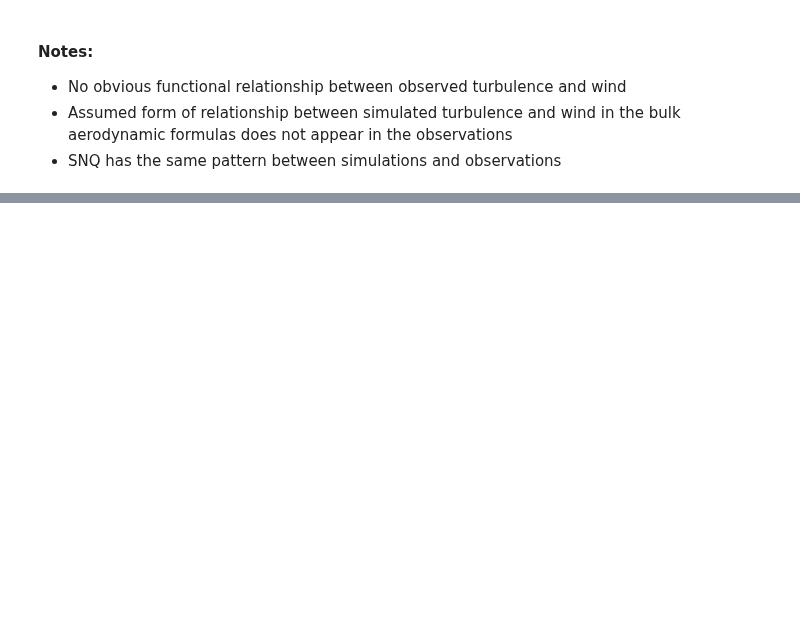
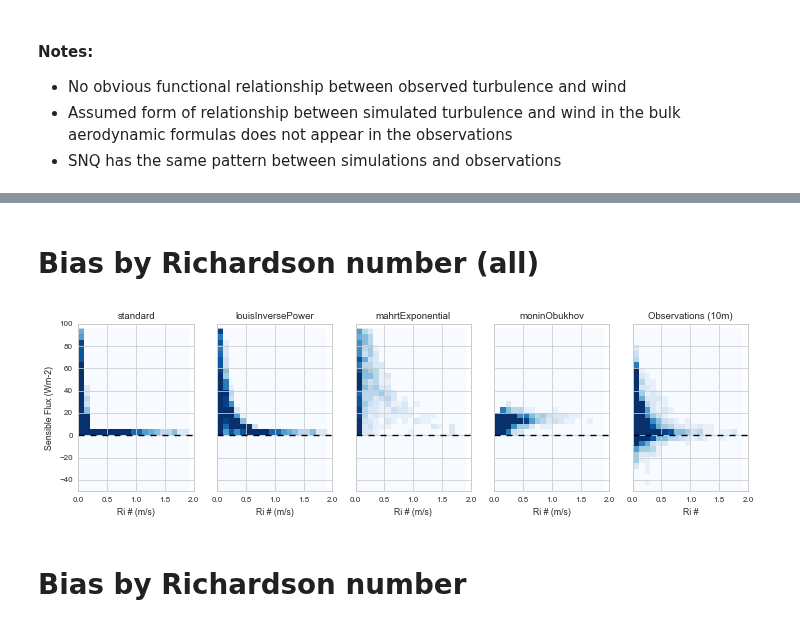
Before and after one commit to klapo/TurbulenceFeedbacks, a Jupyter notebook: TF.OfflineTurb.SCP_SNQ.Shear_TempGrad.ipynb, the cells around one changed output, grey strips where cells are left out. Saved outputs shown, nothing was run; the diff lists cells and outputs as text; code cells hidden in the pictures; blank space fills up the shorter version.

Commit message:
Formatting changes to the figures for the stability in land models manuscript

```diff
--- a/TF.OfflineTurb.SCP_SNQ.Shear_TempGrad.ipynb
+++ b/TF.OfflineTurb.SCP_SNQ.Shear_TempGrad.ipynb
@@ -33,7 +33,9 @@ import turbpy.multiConst as mc
 # Customize
 %matplotlib inline
 sns.set_style("whitegrid")
-sns.set_context('poster')
+sns.set_context('paper')
+import string
+alphabet = list(string.ascii_lowercase)
 
 # -------------------------------------------------------------------------------------------------------
 # Directories
@@ -55,10 +57,13 @@ os.chdir(dirDataSNQ)
 SNQ = xr.open_dataset('SnoqualmieObs.SupportData.wy2013_wy2015.nc')
 
 # Indices of simulated turbulence times (observations exist, wind > 2m/s, snow is present)
-SNQind = np.nonzero((SNQ.SP == 1).values &
-                    (SNQ.WIND > 2).values &
-                    (~(np.isnan(SNQ.SensFlux)).values |
-                    ~(np.isnan(SNQ.LatFlux)).values))
+# SNQind = np.nonzero((SNQ.SP == 1).values &
+#                     (SNQ.WIND > 2).values &
+#                     (~(np.isnan(SNQ.SensFlux)).values |
+#                     ~(np.isnan(SNQ.LatFlux)).values))
+RiBulk_SNQ, _, _ = turbpy.bulkRichardson(SNQ.T6 + 273.15, SNQ.Tsrf + 273.15,SNQ.WIND, 6.)
+SNQ['RiBulk'] = RiBulk_SNQ
+SNQind = np.nonzero((SNQ.WIND > .2).values & (~(np.isnan(SNQ.SensFlux)).values) & (SNQ.RiBulk > 0).values)
 
 # -------------------------------------------------------------------------------------------------------
 # SCP
@@ -68,7 +73,7 @@ SCP = xr.open_dataset('SCP.Mtower.netcdf')
 fluxObs = xr.open_dataset('SCP.flux_obs.netcdf')
 
 # Turbulence
-SCP['w_tc__1m'] = fluxObs.w_tc__1m
+SCP['w_tc__2m'] = fluxObs.w_tc__2m_M
 SCP['w_tc_10m'] = fluxObs.w_tc__10m_M
 
 # Surface temperature from upwelling longwave
@@ -105,6 +110,7 @@ SCPind = np.nonzero((SCP.RiBulk_15m > 0.).values)
 # %%
 os.chdir(dirProj)
 ixStability = ('standard','louisInversePower','mahrtExponential','moninObukhov')
+ixStabilityTitles = ('Anderson', 'Louis', 'Mahrt', 'Monin-Obukhov')
 
 # -------------------------------------------------------------------------------------------------------
 # SNQ Offline Turbulence results
@@ -117,4 +123,6 @@ SCP_sensible_1m = xr.open_dataset('OfflineTurb.SCP.sensible_1m.ALL.nc')
 SCP_sensible_15m = xr.open_dataset('OfflineTurb.SCP.sensible_15m.ALL.nc')
 SCP_latent_1m = xr.open_dataset('OfflineTurb.SCP.latent_1m.ALL.nc')
 SCP_latent_15m = xr.open_dataset('OfflineTurb.SCP.latent_15m.ALL.nc')
+
+os.chdir(dirPrint)
 # %% [markdown]
@@ -386,0 +284,45 @@ fig.savefig('OfflineTurb.SNQ.2dHist_Shear.pdf')
+# %% [markdown]
+# Bias by Richardson number (all)
+# %%
+# -------------------------------------------------------------------------------------------------------
+# SCP
+ymin = -50
+ymax = 100
+dy = 5
+xmin = 0
+xmax = 2
+dx = .1
+
+# Figure formatting
+fig, axes = plt.subplots(1, 5, figsize=(12, 3), sharex='col', sharey='row')
+axes = axes.flatten()
+cmap = kgraph.cmap_discretize(cm.Blues, 15)
+
+# Simulated turbulence
+for ix, stab in enumerate(ixStability):
+    ax = axes[ix]
+    ax.hist2d(SCP.RiBulk_15m[SCPind].values, SCP_sensible_15m[stab].values,
+              bins=(np.arange(xmin, xmax, dx), np.arange(ymin, ymax, dy)),
+              cmap=cmap, vmin=5, vmax=100)
+    ax.plot([xmin, xmax], [0, 0], 'k--')
+    ax.set_title(stab)
+    ax.set_ylim(ymin, ymax)
+    ax.set_xlim(xmin, xmax)
+    ax.set_xlabel('Ri # (m/s)')
+
+# Observed turbulence
+ax = axes[-1]
+ax.hist2d(SCP.RiBulk_15m[SCPind], -SCP.w_tc_10m[SCPind],
+          bins=(np.arange(xmin, xmax, dx), np.arange(ymin, ymax, dy)),
+          cmap=cmap, vmin=5, vmax=100)
+ax.plot([xmin, xmax], [0, 0], 'k--')
+ax.set_title('Observations (10m)')
+ax.set_ylim(ymin, ymax)
+ax.set_xlim(xmin, xmax)
+ax.set_xlabel('Ri #')
+axes[0].set_ylabel('Sensible Flux (Wm-2)')
+fig.savefig('OfflineTurb.SCP_15m.2dHist_Ri.pdf')
+# %% [output]
+[figure, added]
+# %% [markdown]
+# Bias by Richardson number
```
Also changed, not shown: parts of 14 cells of this notebook.
